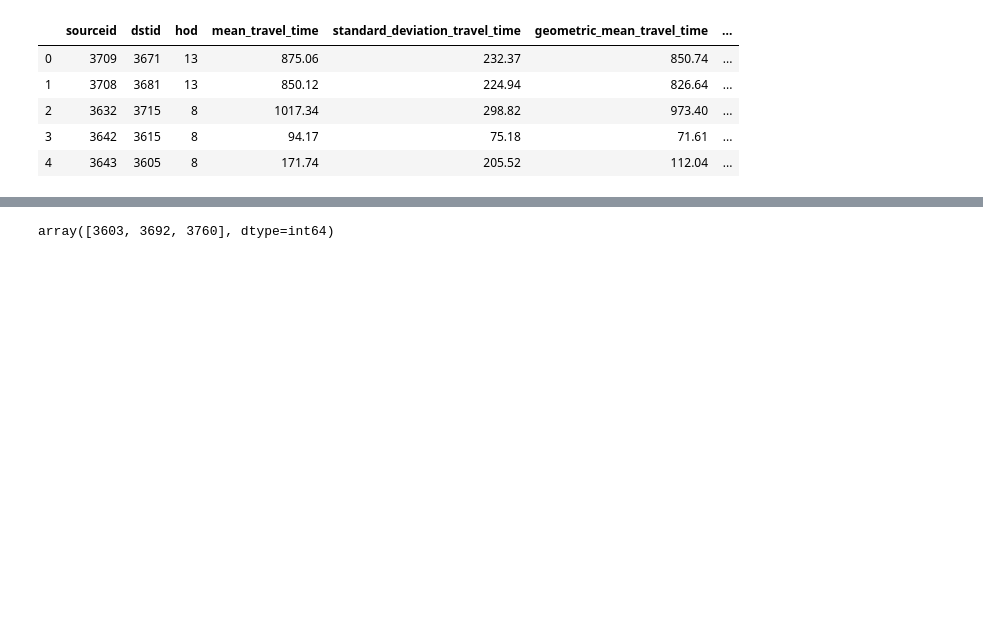
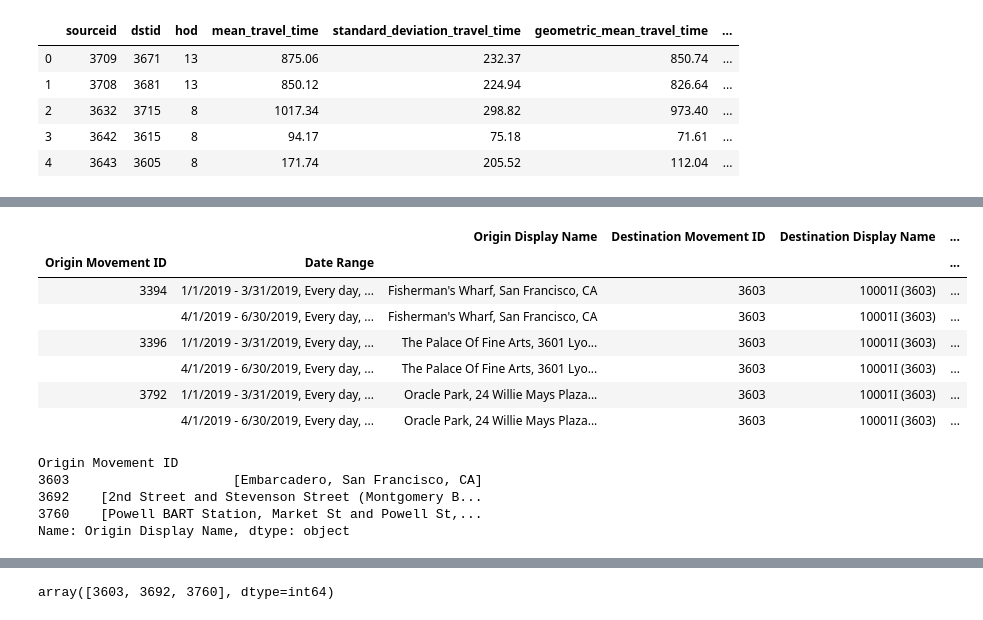
Before and after one commit to ChrisLy99/dhacks_lord_cat, a Jupyter notebook: dhacks.ipynb, the cells around one changed output, grey strips where cells are left out. Cells and saved outputs as stored; diff of their text form; code cells hidden in the pictures; blank space fills up the shorter version.

```diff
--- a/dhacks.ipynb
+++ b/dhacks.ipynb
@@ -123,3 +56,5 @@ for df in datasets:
 | 2 | 3632 | 3715 | 8 | 1017.34 | 298.82 | 973.40 | ... |
 | 3 | 3642 | 3615 | 8 | 94.17 | 75.18 | 71.61 | ... |
 | 4 | 3643 | 3605 | 8 | 171.74 | 205.52 | 112.04 | ... |
+# %%
+dst_b = h_a['Destination Movement ID'].isin(b_ID)
@@ -126,2 +70,21 @@ for df in datasets:
+# %%
+h_a[dst_b].groupby(['Origin Movement ID', 'Date Range']).min()
+# %% [output]
+|  |  | Origin Display Name | Destination Movement ID | Destination Display Name | ... |
+| Origin Movement ID | Date Range |  |  |  | ... |
+| 3394 | 1/1/2019 - 3/31/2019, Every day, ... | Fisherman's Wharf, San Francisco, CA | 3603 | 10001I (3603) | ... |
+|  | 4/1/2019 - 6/30/2019, Every day, ... | Fisherman's Wharf, San Francisco, CA | 3603 | 10001I (3603) | ... |
+| 3396 | 1/1/2019 - 3/31/2019, Every day, ... | The Palace Of Fine Arts, 3601 Lyo... | 3603 | 10001I (3603) | ... |
+|  | 4/1/2019 - 6/30/2019, Every day, ... | The Palace Of Fine Arts, 3601 Lyo... | 3603 | 10001I (3603) | ... |
+| 3792 | 1/1/2019 - 3/31/2019, Every day, ... | Oracle Park, 24 Willie Mays Plaza... | 3603 | 10001I (3603) | ... |
+|  | 4/1/2019 - 6/30/2019, Every day, ... | Oracle Park, 24 Willie Mays Plaza... | 3603 | 10001I (3603) | ... |
 # %%
 b_ID = b_a['Origin Movement ID'].unique()
+# %%
+b_a.groupby('Origin Movement ID')['Origin Display Name'].unique()
+# %% [output]
+Origin Movement ID
+3603                     [Embarcadero, San Francisco, CA]
+3692    [2nd Street and Stevenson Street (Montgomery B...
+3760    [Powell BART Station, Market St and Powell St,...
+Name: Origin Display Name, dtype: object
```
Also changed, not shown: parts of 25 cells of this notebook.
